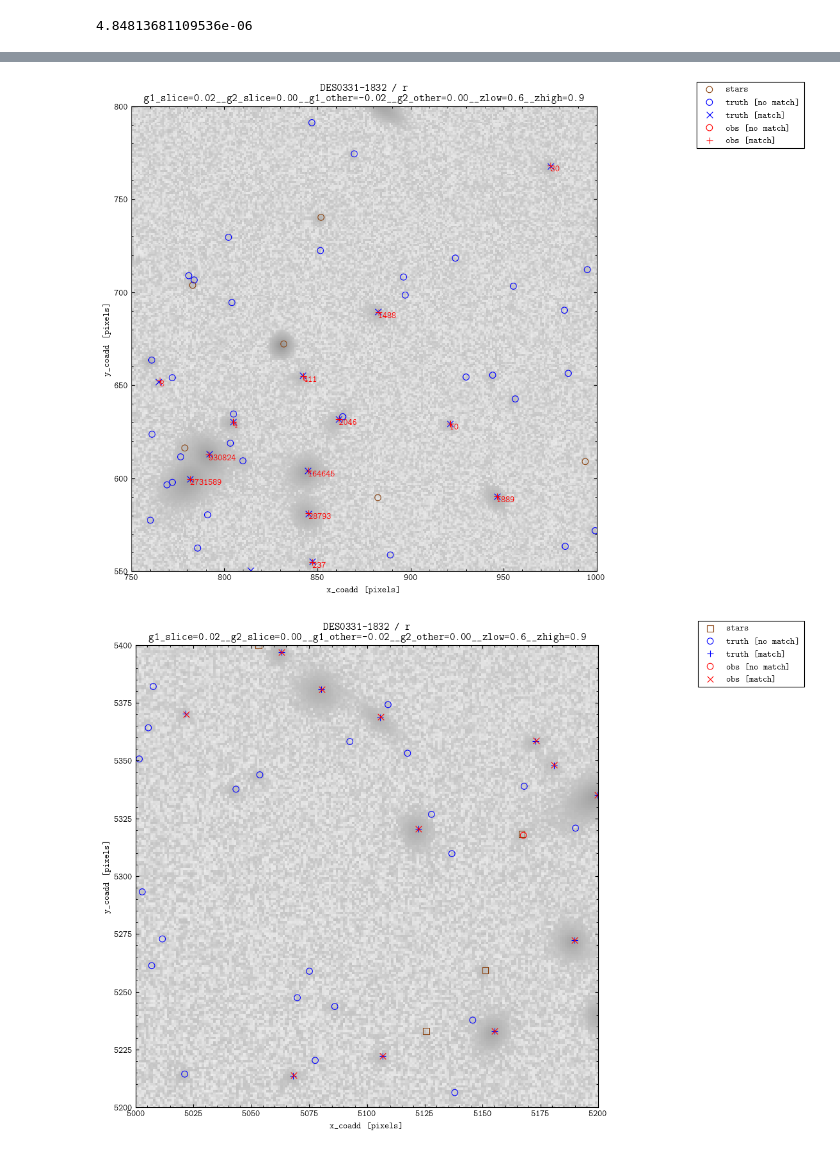
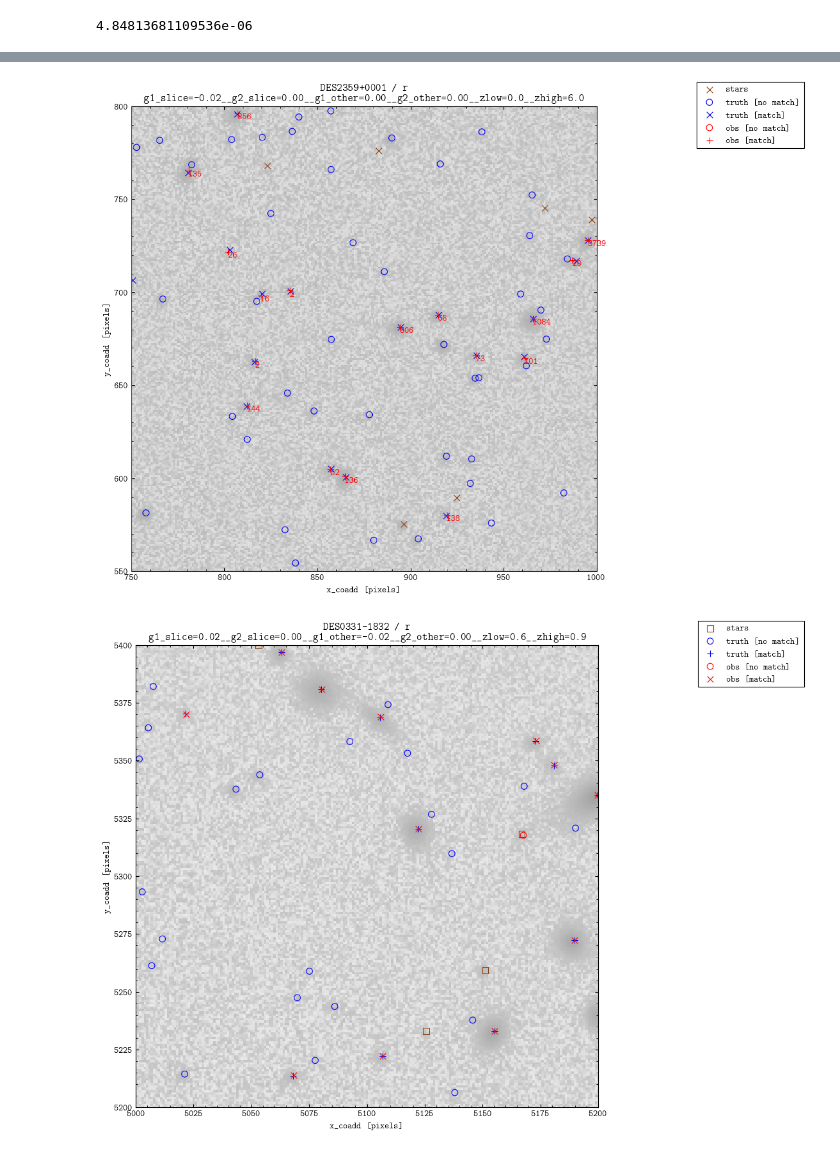
Before and after one commit to sidneymau/des-y6-image-sims-analysis, a Jupyter notebook: notebooks/2025_01_07_truth-matching/matching-dev.ipynb, the cells around one changed output, grey strips where cells are left out. Cells and saved outputs as stored; diff of their text form; code cells hidden in the pictures.

```diff
--- a/notebooks/2025_01_07_truth-matching/matching-dev.ipynb
+++ b/notebooks/2025_01_07_truth-matching/matching-dev.ipynb
@@ -88,9 +88,12 @@ tilenames = functools.reduce(
 )
 ntiles = len(tilenames)
 # %%
-tilename = tilenames[200]
+# tilename = tilenames[0]
+# tilename_str = tilename.astype(str)
+tilename = b'DES2359+0001'
+tilename_str = "DES2359+0001"
 # %%
 truth_table = fitsio.FITS(truth_catalogs[tilename])[1]
 # %%
-wcs = util.load_wcs(tilename)
+wcs = util.load_wcs(tilename_str)
 # %%
@@ -148,8 +151,10 @@ array([(0.86830002, 52.96364332, -18.16950925),
 
 # https://github.com/des-science/montara/blob/main/montara/coadd_mixed_scene.py#L76-L94
 
-shear_slice = galsim.Shear(g1=0.02, g2=0.00)  # FIXME depends on shear_step
-shear_other = galsim.Shear(g1=-0.02, g2=0.00)  # FIXME depends on shear_step
+# shear_slice = galsim.Shear(g1=0.02, g2=0.00)  # FIXME depends on shear_step
+# shear_other = galsim.Shear(g1=-0.02, g2=0.00)  # FIXME depends on shear_step
+shear_slice = galsim.Shear(g1=-0.02, g2=0.00)  # FIXME depends on shear_step
+shear_other = galsim.Shear(g1=0.00, g2=0.00)
 
 sheared_radec = []
 for ra, dec, redshift in zip(truth_table["ra_sim"][:], truth_table["dec_sim"][:], truth_table["photoz"][:]):
@@ -435,12 +457,12 @@ coadd_paths = {}
 for band in bands:
     _paths = glob.glob(os.path.join(
         "/pscratch/sd/s/smau/y6-image-sims/fiducial/",
-        tilename.astype(str),
+        tilename_str,
         "*",
         shear_step,
         "des-pizza-slices-y6",
-        tilename.astype(str),
-        f"{tilename.astype(str)}_{band}_des-pizza-slices-y6-v15_meds-pizza-slices.fits.fz",
+        tilename_str,
+        f"{tilename_str}_{band}_des-pizza-slices-y6-v15_meds-pizza-slices.fits.fz",
     ))
     _coadd_path = _paths.pop()
     assert len(_paths) == 0
@@ -528,9 +550,8 @@ axs.scatter(
     star_x[star_sel],
     star_y[star_sel],
     s=48,
-    ec="saddlebrown",
-    fc="none",
-    marker="o",
+    c="saddlebrown",
+    marker="x",
     label="stars",
 )
 
@@ -575,35 +596,35 @@ axs.scatter(
 )
 # for x, y, _flux in zip(obs_x[obs_sel], obs_y[obs_sel], observed_table["pgauss_band_flux_r"][observed_min_chi2_indices][obs_sel]):
 #     # _mag = 30 - 2.5 * np.log10(_flux)
 #     # axs.text(x, y, round(_mag, 2), c="b", horizontalalignment="left", verticalalignment="top")
 for x, y, c2 in zip(obs_x[obs_sel], obs_y[obs_sel], _min_chi2[observed_min_chi2_indices][obs_sel]):
     # _mag = 30 - 2.5 * np.log10(_flux)
     axs.text(x, y, round(c2), c="r", horizontalalignment="left", verticalalignment="top")
 
 # plt.plot(
 #     [
 #         (xmax + xmin) / 2,
 #         (xmax + xmin) / 2 + query_radius_pixels,
 #     ],
 #     [
 #         (ymax + ymin) / 2,
 #         (ymax + ymin) / 2,
 #     ],
 #     c="r",
 # )
 
 axs.set_xlim(xmin, xmax)
 axs.set_ylim(ymin, ymax)
 
 axs.set_xlabel("x_coadd [pixels]")
 axs.set_ylabel("y_coadd [pixels]")
-axs.set_title(f"{tilename.astype(str)} / r\n{shear_step}")
+axs.set_title(f"{tilename_str} / r\n{shear_step}")
 
 fig.legend(loc="outside right upper")
 
 plt.show()
 # %% [output]
-[figure, old version]
+[figure, new version]
 # %%
 _size = 200
 xmin = 5000
```
Also changed, not shown: parts of 16 cells of this notebook.
